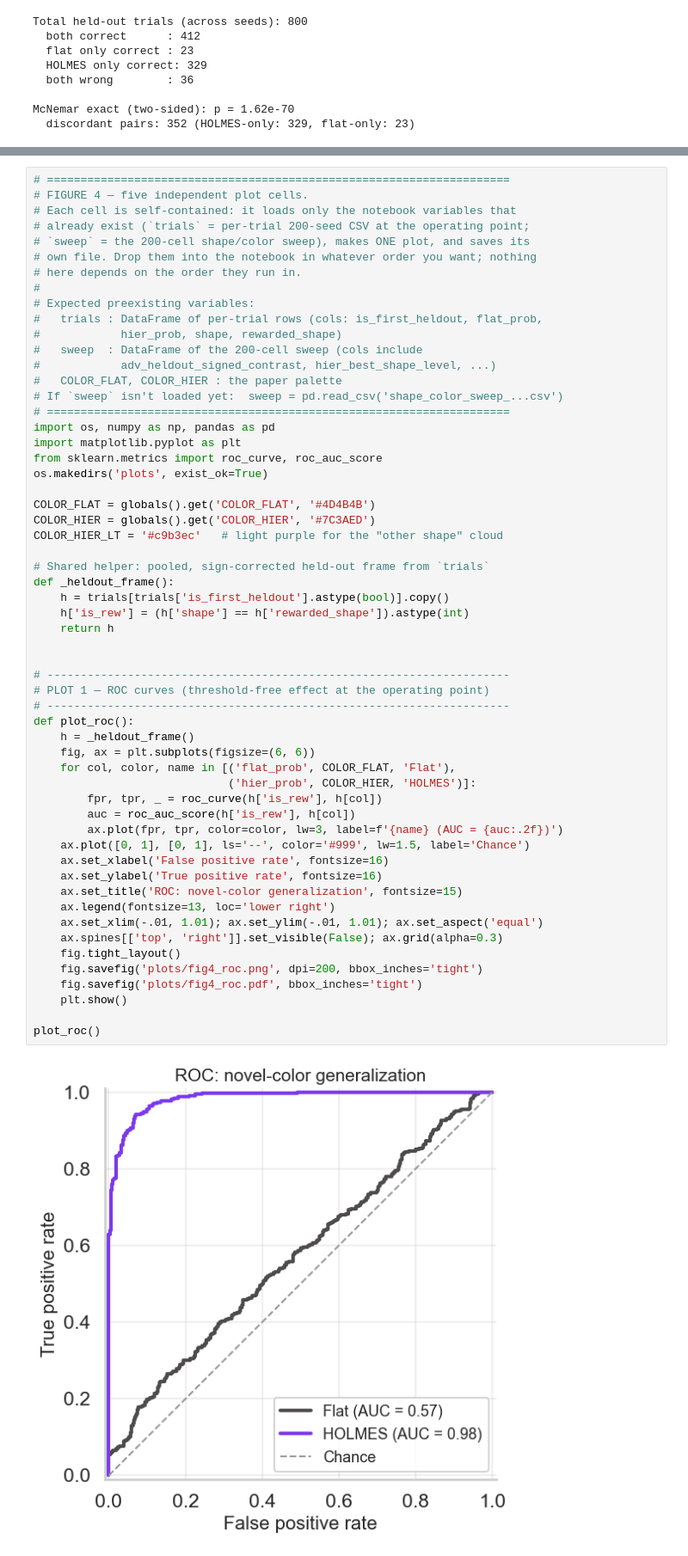
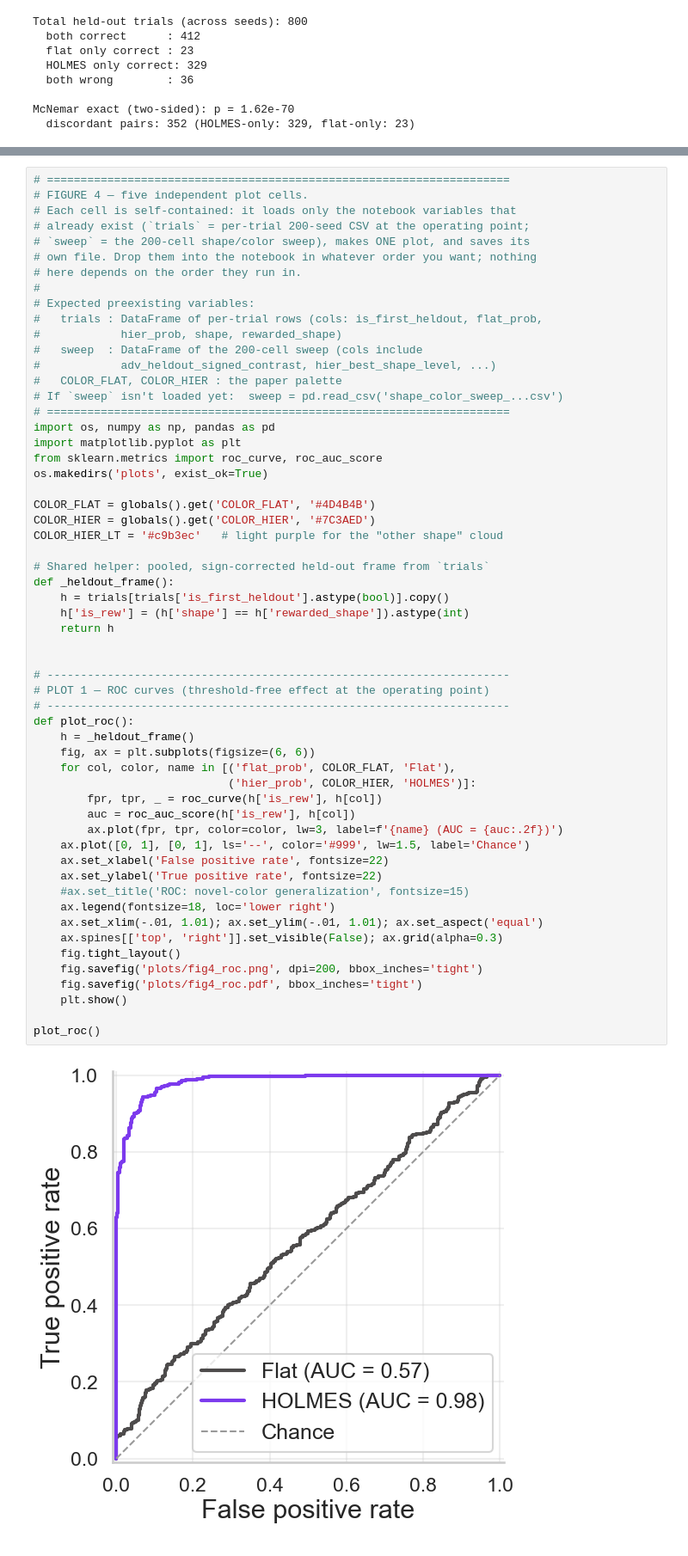
Before and after one commit to Iigaya-Lab/HOLMES-2026, a Jupyter notebook: holmes_fig4_corrected (1).ipynb, the cells around one changed output, grey strips where cells are left out. Shown at 86% size. Drawn from its saved outputs; the diff is of its cells as text.

```diff
--- a/holmes_fig4_corrected (1).ipynb
+++ b/holmes_fig4_corrected (1).ipynb
@@ -544,38 +544,38 @@ COLOR_HIER = globals().get('COLOR_HIER', '#7C3AED')
 COLOR_HIER_LT = '#c9b3ec'   # light purple for the "other shape" cloud
 
 # Shared helper: pooled, sign-corrected held-out frame from `trials`
 def _heldout_frame():
     h = trials[trials['is_first_heldout'].astype(bool)].copy()
     h['is_rew'] = (h['shape'] == h['rewarded_shape']).astype(int)
     return h
 
 
 # ---------------------------------------------------------------------
 # PLOT 1 — ROC curves (threshold-free effect at the operating point)
 # ---------------------------------------------------------------------
 def plot_roc():
     h = _heldout_frame()
     fig, ax = plt.subplots(figsize=(6, 6))
     for col, color, name in [('flat_prob', COLOR_FLAT, 'Flat'),
                              ('hier_prob', COLOR_HIER, 'HOLMES')]:
         fpr, tpr, _ = roc_curve(h['is_rew'], h[col])
         auc = roc_auc_score(h['is_rew'], h[col])
         ax.plot(fpr, tpr, color=color, lw=3, label=f'{name} (AUC = {auc:.2f})')
     ax.plot([0, 1], [0, 1], ls='--', color='#999', lw=1.5, label='Chance')
-    ax.set_xlabel('False positive rate', fontsize=16)
-    ax.set_ylabel('True positive rate', fontsize=16)
-    ax.set_title('ROC: novel-color generalization', fontsize=15)
-    ax.legend(fontsize=13, loc='lower right')
+    ax.set_xlabel('False positive rate', fontsize=22)
+    ax.set_ylabel('True positive rate', fontsize=22)
+    #ax.set_title('ROC: novel-color generalization', fontsize=15)
+    ax.legend(fontsize=18, loc='lower right')
     ax.set_xlim(-.01, 1.01); ax.set_ylim(-.01, 1.01); ax.set_aspect('equal')
     ax.spines[['top', 'right']].set_visible(False); ax.grid(alpha=0.3)
     fig.tight_layout()
     fig.savefig('plots/fig4_roc.png', dpi=200, bbox_inches='tight')
     fig.savefig('plots/fig4_roc.pdf', bbox_inches='tight')
     plt.show()
 
 plot_roc()
 # %% [output]
-[figure, old version]
+[figure, new version]
 # %%
 # ---------------------------------------------------------------------
 # PLOT 2 — held-out prediction distributions by class (why 0.5 is justified)
```
Also changed, not shown: parts of 1 cell of this notebook, 4 other files.
